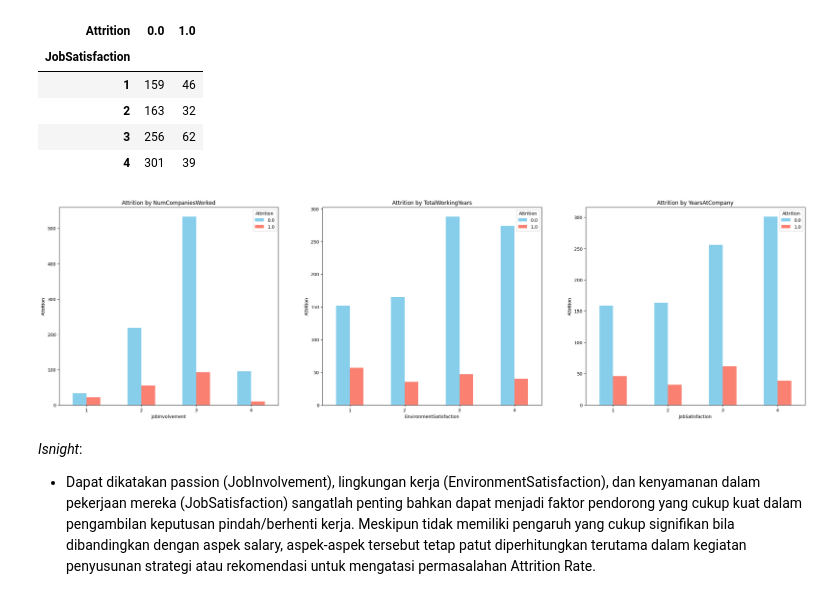
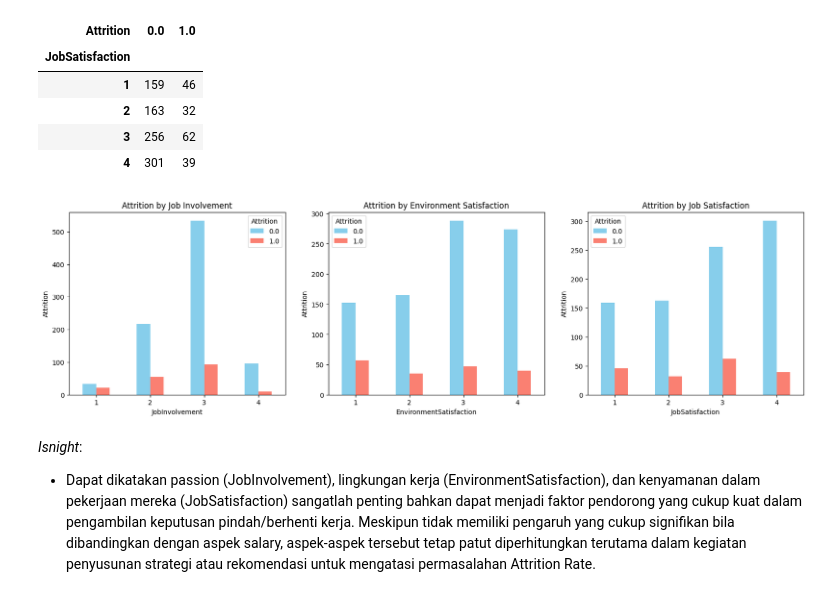
Before and after one commit to Sulbae/HR-Dashboard, a Jupyter notebook: notebook.ipynb, the cells around one changed output. Saved outputs shown, nothing was run; the diff lists cells and outputs as text; code cells hidden in the pictures.

```diff
--- a/notebook.ipynb
+++ b/notebook.ipynb
@@ -723,27 +723,27 @@ att_jobsat.sort_values(by='JobSatisfaction', ascending=True)
 | 3 | 256 | 62 |
 | 4 | 301 | 39 |
 # %%
-fig, axes = plt.subplots(1, 3, figsize=(30, 8))
+fig, axes = plt.subplots(1, 3, figsize=(20, 5))
 
-axes[0].set_title('Attrition by NumCompaniesWorked')
-axes[1].set_title('Attrition by TotalWorkingYears')
-axes[2].set_title('Attrition by YearsAtCompany')
+axes[0].set_title('Attrition by Job Involvement')
+axes[1].set_title('Attrition by Environment Satisfaction')
+axes[2].set_title('Attrition by Job Satisfaction')
 
 att_involve.plot(kind='bar', stacked=False, color=['skyblue', 'salmon'], ax=axes[0])
 att_envsat.plot(kind='bar', stacked=False, color=['skyblue', 'salmon'], ax=axes[1])
 att_jobsat.plot(kind='bar', stacked=False, color=['skyblue', 'salmon'], ax=axes[2])
 
 axes[0].set_xticklabels(axes[0].get_xticklabels(), rotation=0)
 axes[1].set_xticklabels(axes[1].get_xticklabels(), rotation=0)
 axes[2].set_xticklabels(axes[2].get_xticklabels(), rotation=0)
 
 axes[0].set_ylabel('Attrition')
 axes[1].set_ylabel('Attrition')
 axes[2].set_ylabel('Attrition')
 
 plt.show()
 # %% [output]
-[figure, old version]
+[figure, new version]
 # %% [markdown]
 _Isnight_:
 * Dapat dikatakan passion (JobInvolvement), lingkungan kerja (EnvironmentSatisfaction), dan kenyamanan dalam pekerjaan mereka (JobSatisfaction) sangatlah penting bahkan dapat menjadi faktor pendorong yang cukup kuat dalam pengambilan keputusan pindah/berhenti kerja. Meskipun tidak memiliki pengaruh yang cukup signifikan bila dibandingkan dengan aspek salary, aspek-aspek tersebut tetap patut diperhitungkan terutama dalam kegiatan penyusunan strategi atau rekomendasi untuk mengatasi permasalahan Attrition Rate.
```
Also changed, not shown: parts of 6 cells of this notebook.
